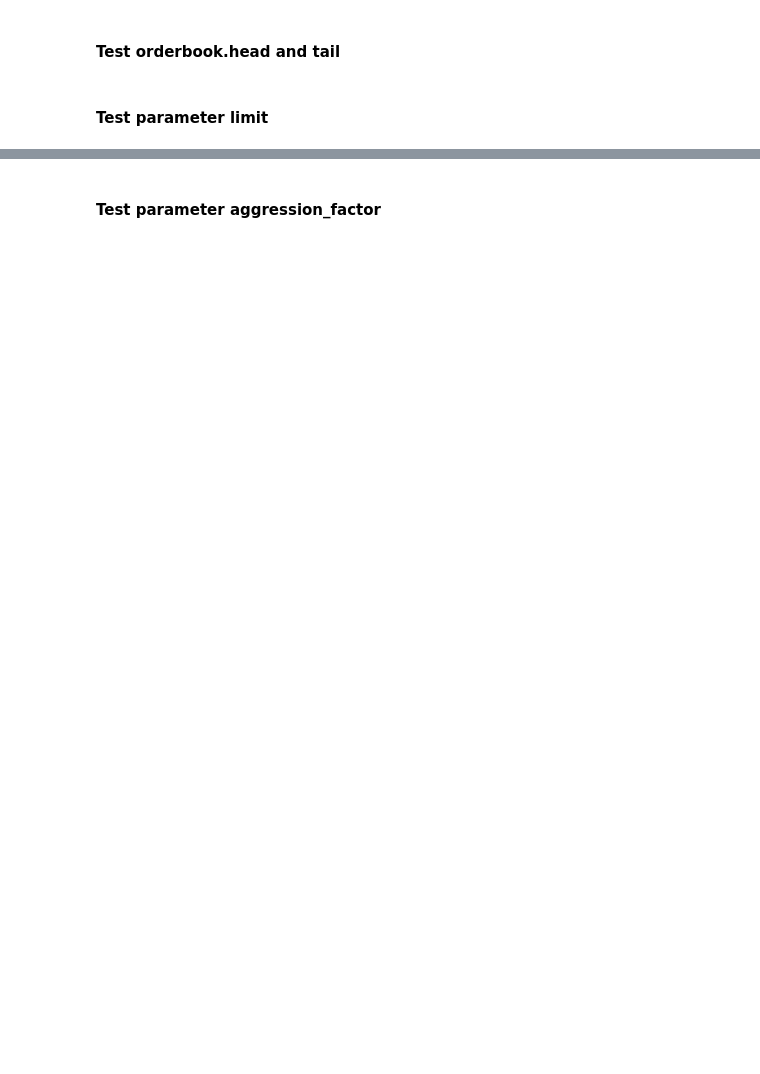
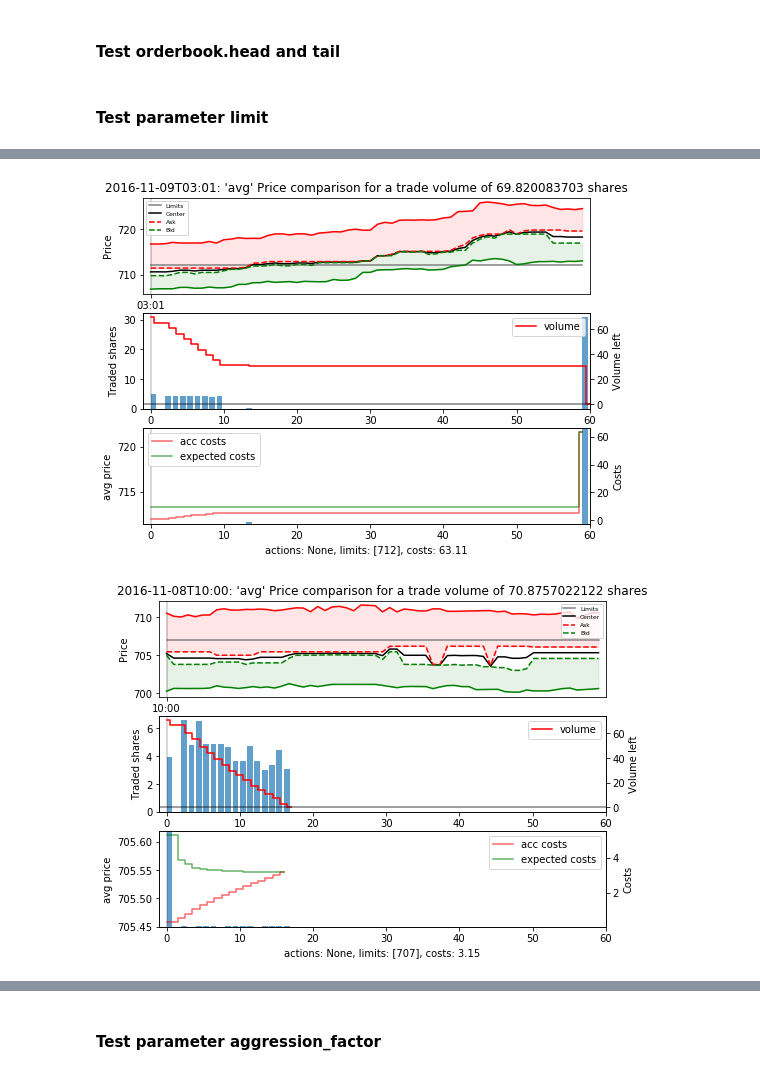
Before and after one commit to axelperschmann/orderbook_agent, a Jupyter notebook: orderbook_agent/notebooks/2_test_orderbookTrader.ipynb, the cells around one changed output, grey strips where cells are left out. Drawn from its saved outputs; the diff is of its cells as text; code cells hidden in the pictures; blank space fills up the shorter version.

```diff
--- a/orderbook_agent/notebooks/2_test_orderbookTrader.ipynb
+++ b/orderbook_agent/notebooks/2_test_orderbookTrader.ipynb
@@ -34,6 +34,7 @@ Length of episode_windows: 541
 60
 # %%
 data = list(episode_windows[:2])
+data_cresc = list(episode_windows[17:18])
 # %%
 data[0][0]
 # %% [output]
@@ -206 +152,7 @@ f(100)
+# %%
+plot_episode(data_cresc[0], limits=[712], volume=69.820083702999995)
+plot_episode(data[0], limits=[707], volume=70.875702212199997)
+# %% [output]
+[figure, added]
+[figure, added]
 # %%
```
Also changed, not shown: parts of 6 cells of this notebook, 3 other files.
